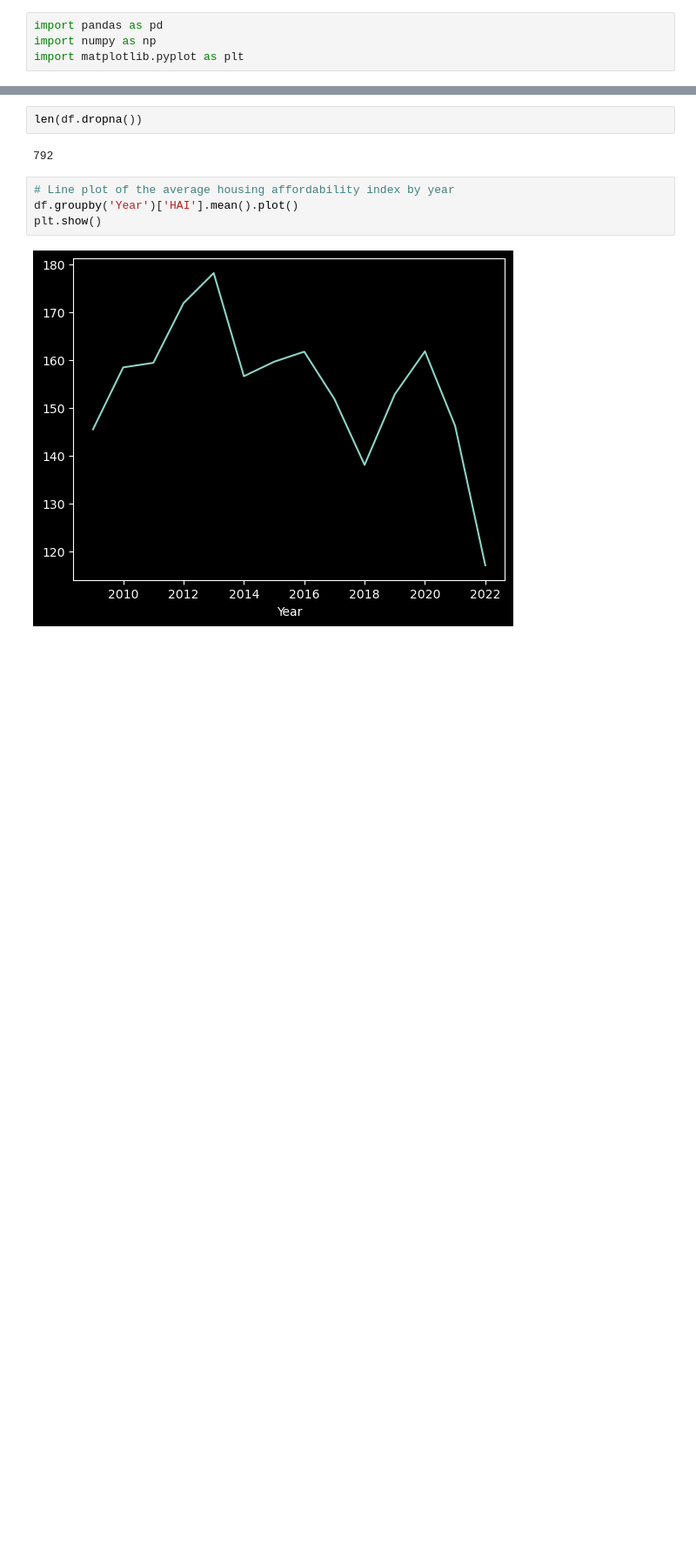
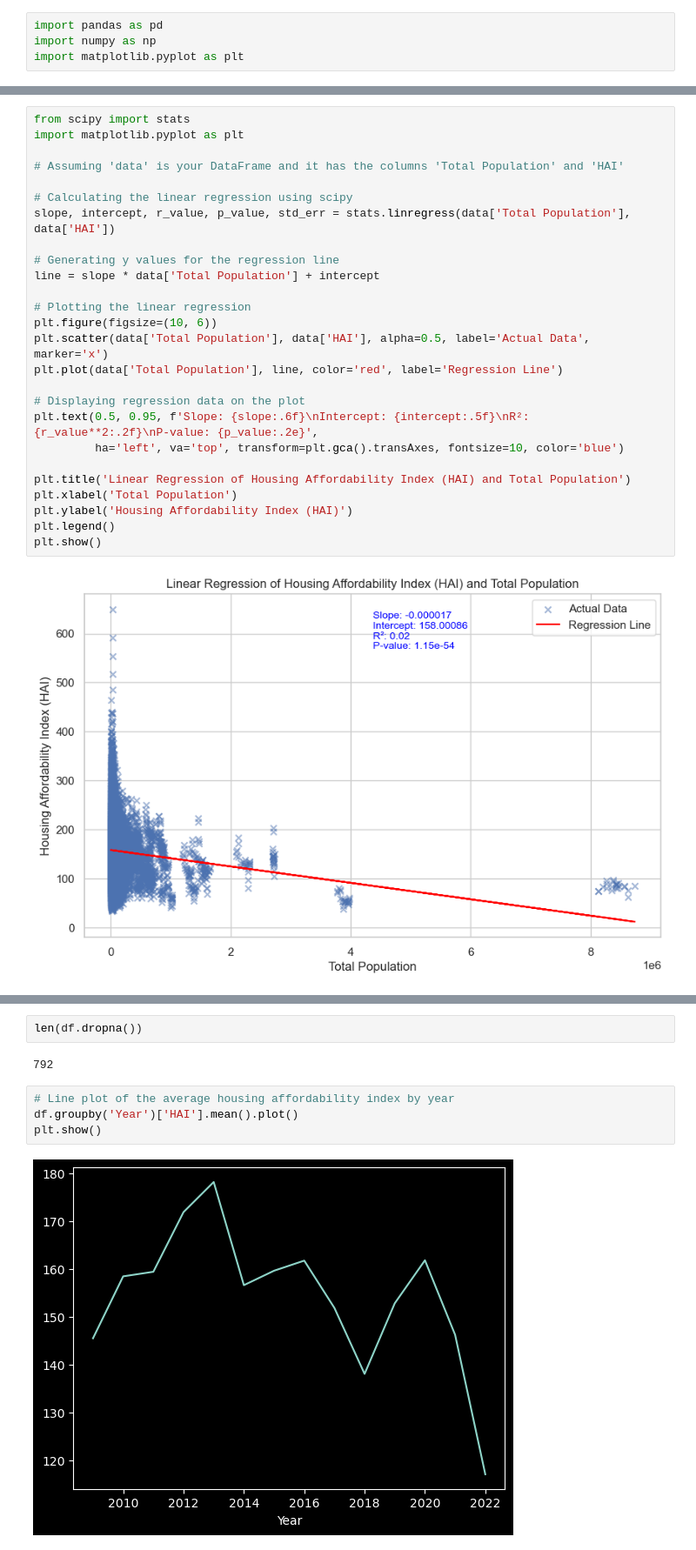
Before and after one commit to Ishicka/The-Seven, a Jupyter notebook: sam-plot_data.ipynb, the cells around one changed output, grey strips where cells are left out. Shown: that part at 87% size. Cells and saved outputs as stored; diff of their text form; blank space fills up the shorter version.

```diff
--- a/sam-plot_data.ipynb
+++ b/sam-plot_data.ipynb
@@ -91,0 +59,28 @@ l
+# %%
+from scipy import stats
+import matplotlib.pyplot as plt
+
+# Assuming 'data' is your DataFrame and it has the columns 'Total Population' and 'HAI'
+
+# Calculating the linear regression using scipy
+slope, intercept, r_value, p_value, std_err = stats.linregress(data['Total Population'], data['HAI'])
+
+# Generating y values for the regression line
+line = slope * data['Total Population'] + intercept
+
+# Plotting the linear regression
+plt.figure(figsize=(10, 6))
+plt.scatter(data['Total Population'], data['HAI'], alpha=0.5, label='Actual Data', marker='x')
+plt.plot(data['Total Population'], line, color='red', label='Regression Line')
+
+# Displaying regression data on the plot
+plt.text(0.5, 0.95, f'Slope: {slope:.6f}\nIntercept: {intercept:.5f}\nR²: {r_value**2:.2f}\nP-value: {p_value:.2e}',
+         ha='left', va='top', transform=plt.gca().transAxes, fontsize=10, color='blue')
+
+plt.title('Linear Regression of Housing Affordability Index (HAI) and Total Population')
+plt.xlabel('Total Population')
+plt.ylabel('Housing Affordability Index (HAI)')
+plt.legend()
+plt.show()
+# %% [output]
+[figure, added]
```
Also changed, not shown: parts of 9 cells of this notebook, 3 other files.
